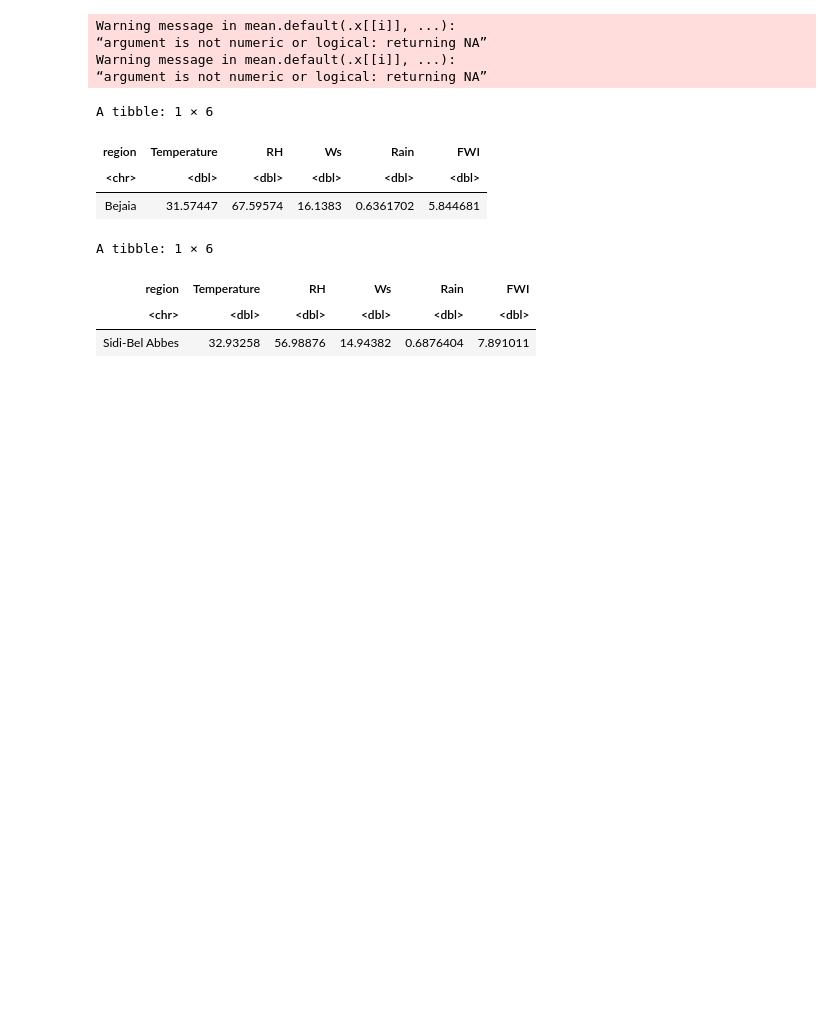
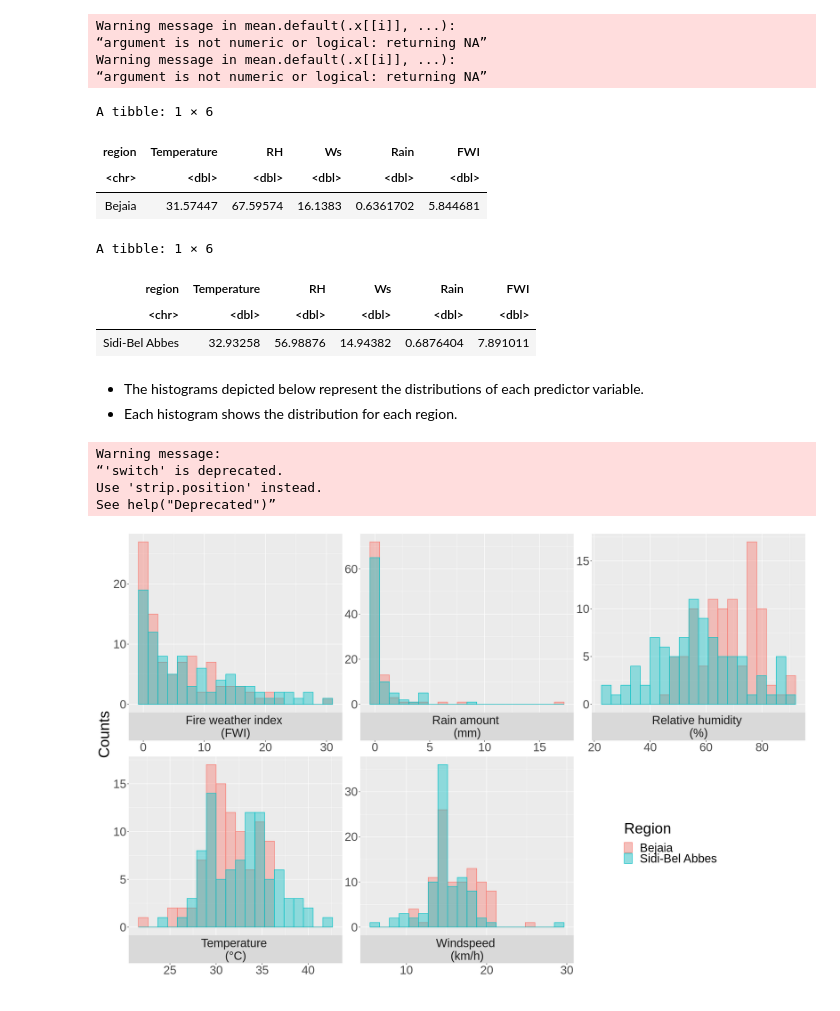
Before and after one commit to omertahi/DSCI100-Group26-Project, a Jupyter notebook: forest_fire_report.ipynb, the cells around one changed output. Drawn from its saved outputs; the diff is of its cells as text; code cells hidden in the pictures; blank space fills up the shorter version.

Commit message:
Histogramssss

```diff
--- a/forest_fire_report.ipynb
+++ b/forest_fire_report.ipynb
@@ -176,3 +176,42 @@ A tibble: 1 × 6
 | region | Temperature | RH | Ws | Rain | FWI |
 | <chr> | <dbl> | <dbl> | <dbl> | <dbl> | <dbl> |
 | Sidi-Bel Abbes | 32.93258 | 56.98876 | 14.94382 | 0.6876404 | 7.891011 |
+# %% [markdown]
+* The histograms depicted below represent the distributions of each predictor variable.
+* Each histogram shows the distribution for each region.
+# %%
+options(repr.plot.width = 20, repr.plot.height = 13)
+
+a <- ff_train %>%
+    pivot_longer(cols = Temperature:FWI,
+                 names_to = "predictors",
+                 values_to = "values")
+
+predictor_labels <- c(Temperature = "Temperature \n(°C)",
+                   RH = "Relative humidity \n(%)",
+                   Ws = "Windspeed \n(km/h)",
+                   Rain = "Rain amount \n(mm)",
+                   FWI = "Fire weather index \n(FWI)")
+
+distribution_plot <- a %>%
+    ggplot(aes(x = values, fill = region, colour = region)) +
+    geom_histogram(alpha = 0.4, position = 'identity', bins = 20) +
+    xlab("") +
+    ylab("Counts") +
+    labs(fill = "Region", colour = "Region") +
+    facet_wrap(vars(predictors),
+               scales = "free",
+               switch = "x",
+               labeller = labeller(predictors = predictor_labels)) +
+    theme(strip.text.y.left = element_text(angle = 0),
+          legend.position = c(0.80, 0.23),
+          text = element_text(size = 30))
+
+
+distribution_plot
+# %% [output]
+Warning message:
+“'switch' is deprecated.
+Use 'strip.position' instead.
+See help("Deprecated")”
+[figure, added]
```
